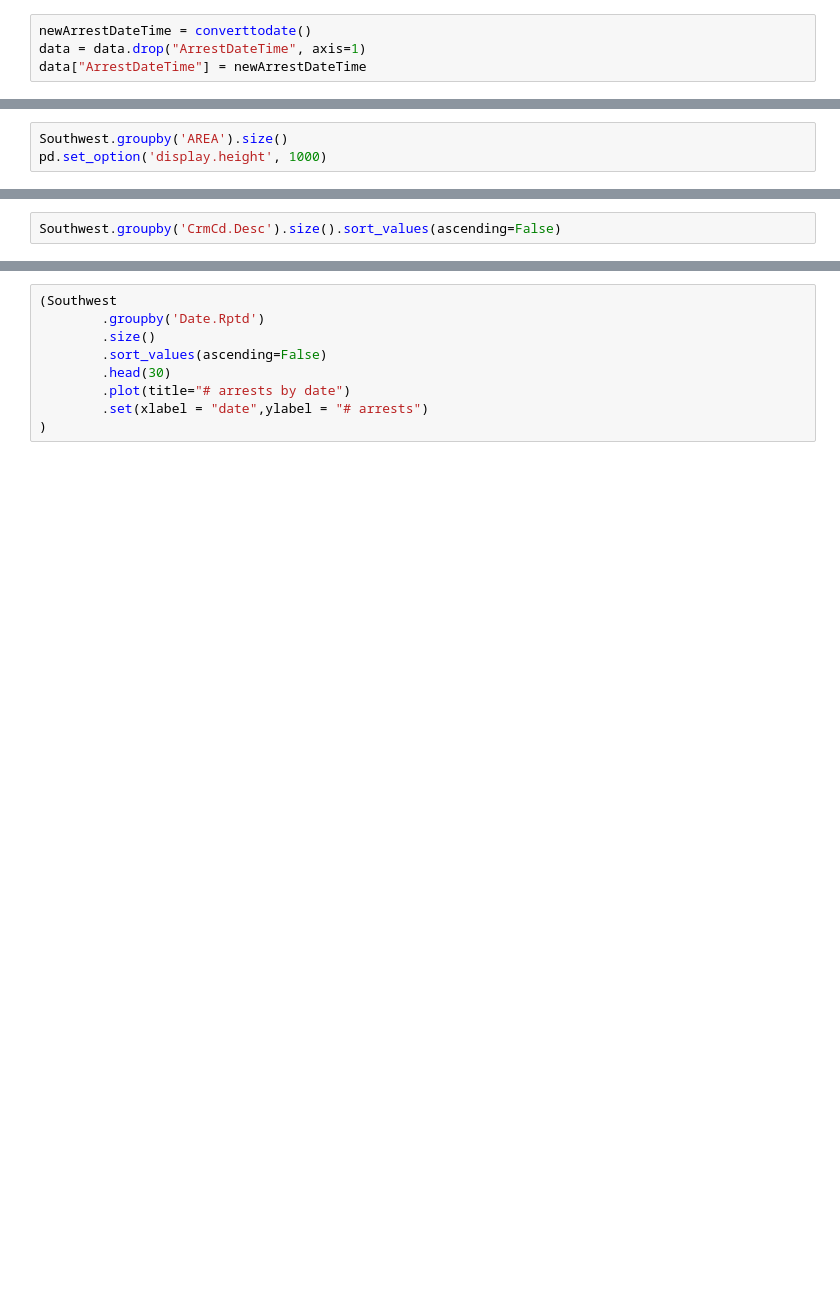
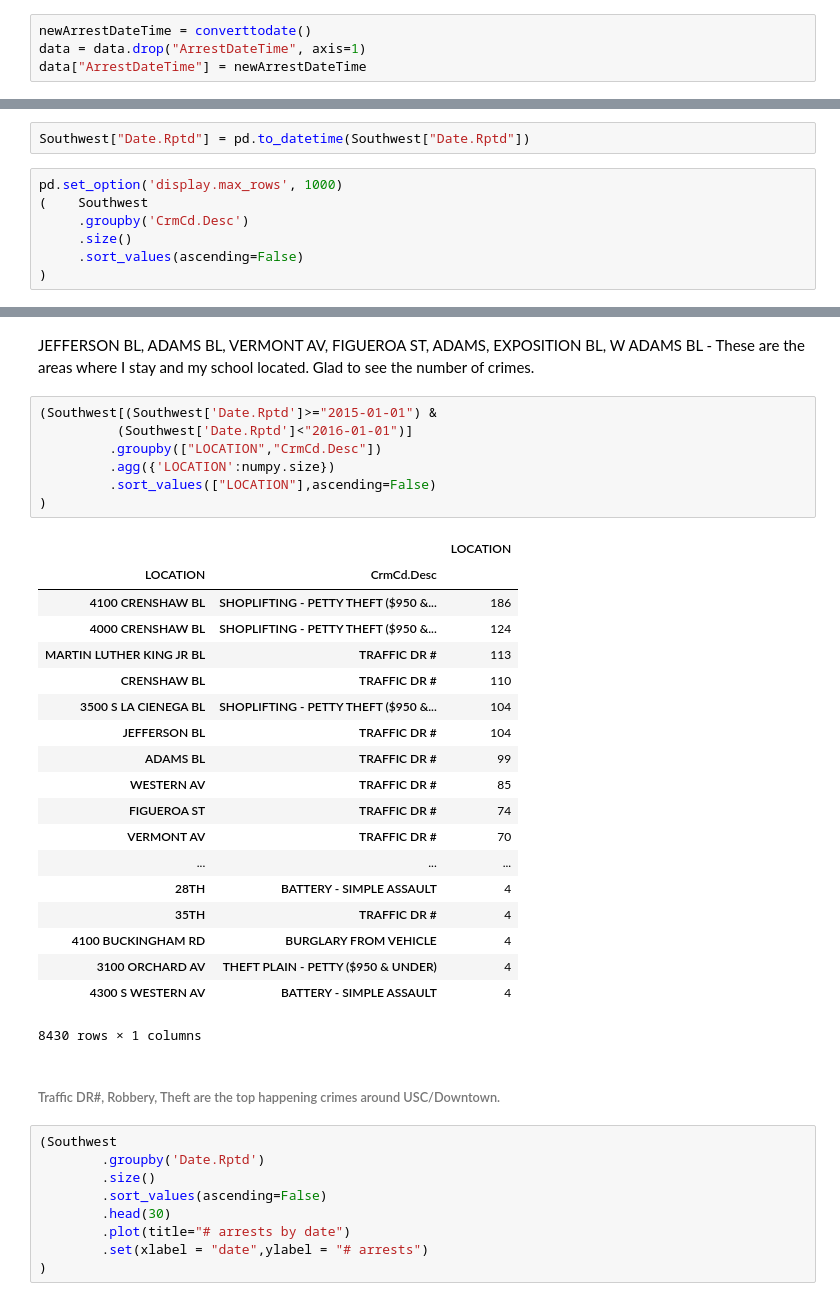
Before and after one commit to surajr/Data-Analysis, a Jupyter notebook: LA-Crime-Analysis.ipynb, the cells around one changed output, grey strips where cells are left out. Saved outputs shown, nothing was run; the diff lists cells and outputs as text; blank space fills up the shorter version.

```diff
--- a/LA-Crime-Analysis.ipynb
+++ b/LA-Crime-Analysis.ipynb
@@ -68,3 +113,0 @@ Lets find the count and type of crime in Southwest of Los Angeles from 2013-2015
-# %%
-Southwest.groupby('AREA').size()
-pd.set_option('display.height', 1000)
@@ -75,5 +114,12 @@ dtype: int64
+# %%
+Southwest["Date.Rptd"] = pd.to_datetime(Southwest["Date.Rptd"])
 # %%
-Southwest.groupby('CrmCd.Desc').size().sort_values(ascending=False)
+pd.set_option('display.max_rows', 1000)
+(    Southwest
+     .groupby('CrmCd.Desc')
+     .size()
+     .sort_values(ascending=False)
+)
 # %% [output]
 CrmCd.Desc
 TRAFFIC DR #                                                9643
@@ -124,3 +282,34 @@ Southwest.groupby('CrmCd.Desc').size().sort_values(ascending=False).head(30).plo
+# %% [markdown]
+JEFFERSON BL, ADAMS BL, VERMONT AV, FIGUEROA ST, ADAMS, EXPOSITION BL, W ADAMS BL - These are the areas where I stay and my school located. Glad to see the number of crimes.
+# %%
+(Southwest[(Southwest['Date.Rptd']>="2015-01-01") &
+          (Southwest['Date.Rptd']<"2016-01-01")]
+         .groupby(["LOCATION","CrmCd.Desc"])
+         .agg({'LOCATION':numpy.size})
+         .sort_values(["LOCATION"],ascending=False)
+)
+# %% [output]
+|  |  | LOCATION |
+| LOCATION | CrmCd.Desc |  |
+| 4100 CRENSHAW BL | SHOPLIFTING - PETTY THEFT ($950 &... | 186 |
+| 4000 CRENSHAW BL | SHOPLIFTING - PETTY THEFT ($950 &... | 124 |
+| MARTIN LUTHER KING JR BL | TRAFFIC DR # | 113 |
+| CRENSHAW BL | TRAFFIC DR # | 110 |
+| 3500 S LA CIENEGA BL | SHOPLIFTING - PETTY THEFT ($950 &... | 104 |
+| JEFFERSON BL | TRAFFIC DR # | 104 |
+| ADAMS BL | TRAFFIC DR # | 99 |
+| WESTERN AV | TRAFFIC DR # | 85 |
+| FIGUEROA ST | TRAFFIC DR # | 74 |
+| VERMONT AV | TRAFFIC DR # | 70 |
+| ... | ... | ... |
+| 28TH | BATTERY - SIMPLE ASSAULT | 4 |
+| 35TH | TRAFFIC DR # | 4 |
+| 4100 BUCKINGHAM RD | BURGLARY FROM VEHICLE | 4 |
+| 3100 ORCHARD AV | THEFT PLAIN - PETTY ($950 & UNDER) | 4 |
+| 4300 S WESTERN AV | BATTERY - SIMPLE ASSAULT | 4 |
+8430 rows × 1 columns
+# %% [markdown]
+###### Traffic DR#, Robbery, Theft are the top happening crimes around USC/Downtown.
 # %%
 (Southwest
         .groupby('Date.Rptd')
```
Also changed, not shown: parts of 46 cells of this notebook.
